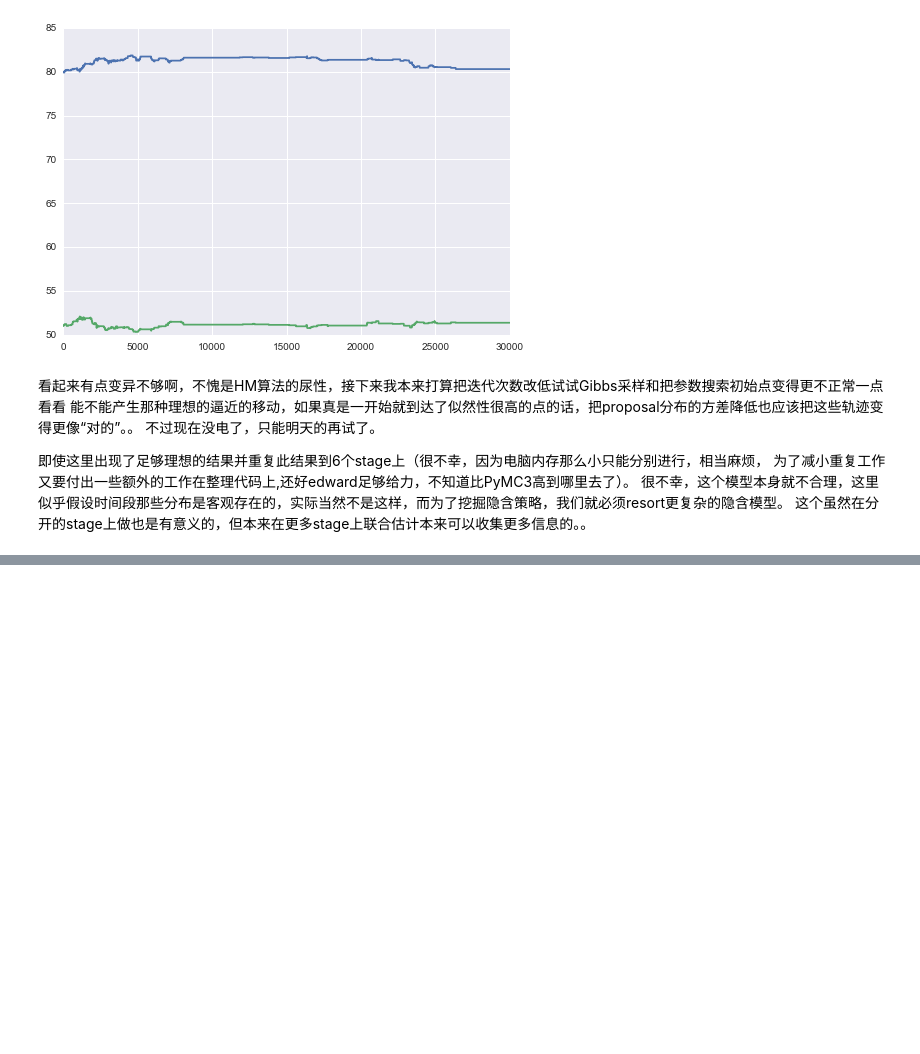
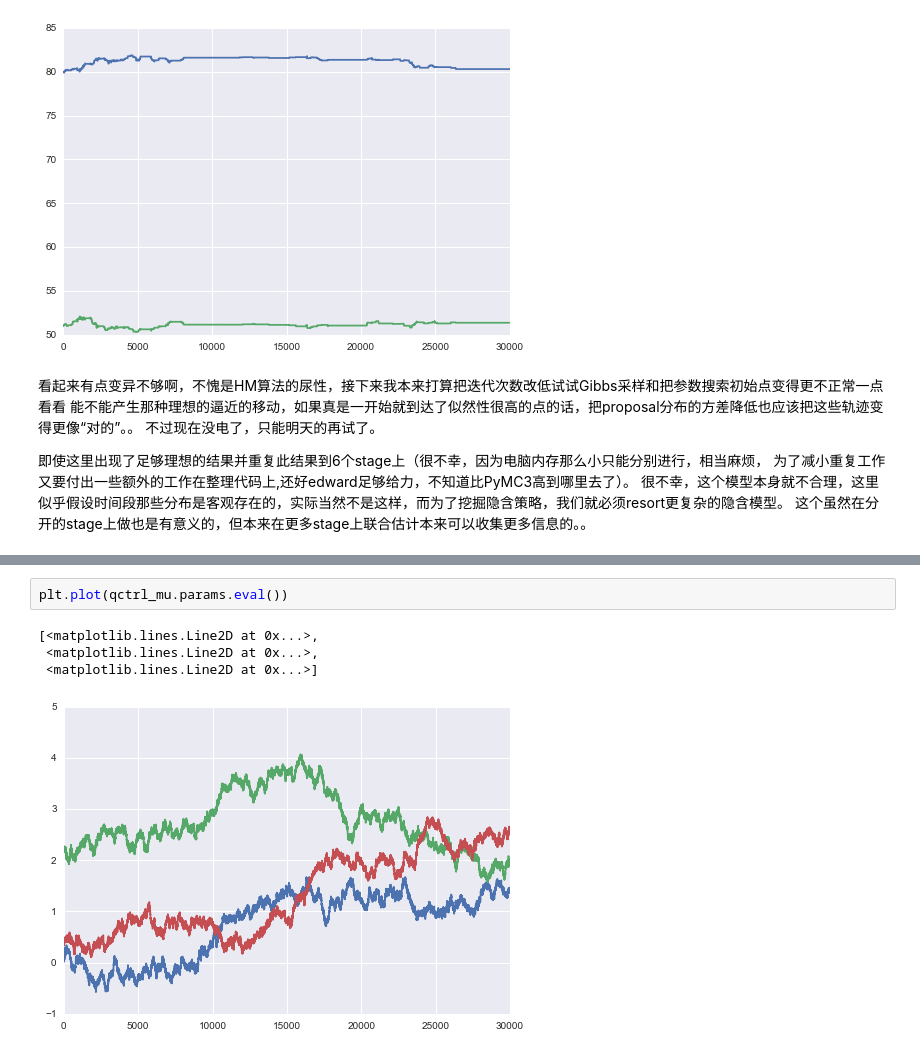
Before and after one commit to yiyuezhuo/touhou-replay-research, a Jupyter notebook: debug_model2.ipynb, the cells around one changed output, grey strips where cells are left out. Saved outputs shown, nothing was run; the diff lists cells and outputs as text; blank space fills up the shorter version.

```diff
--- a/debug_model2.ipynb
+++ b/debug_model2.ipynb
@@ -510,0 +542,7 @@ plt.plot(qdurations.params.eval()[:,0,:])
+# %%
+plt.plot(qctrl_mu.params.eval())
+# %% [output]
+[<matplotlib.lines.Line2D at 0x...>,
+ <matplotlib.lines.Line2D at 0x...>,
+ <matplotlib.lines.Line2D at 0x...>]
+[figure, added]
```
Also changed, not shown: parts of 35 cells of this notebook, 28 other files.
